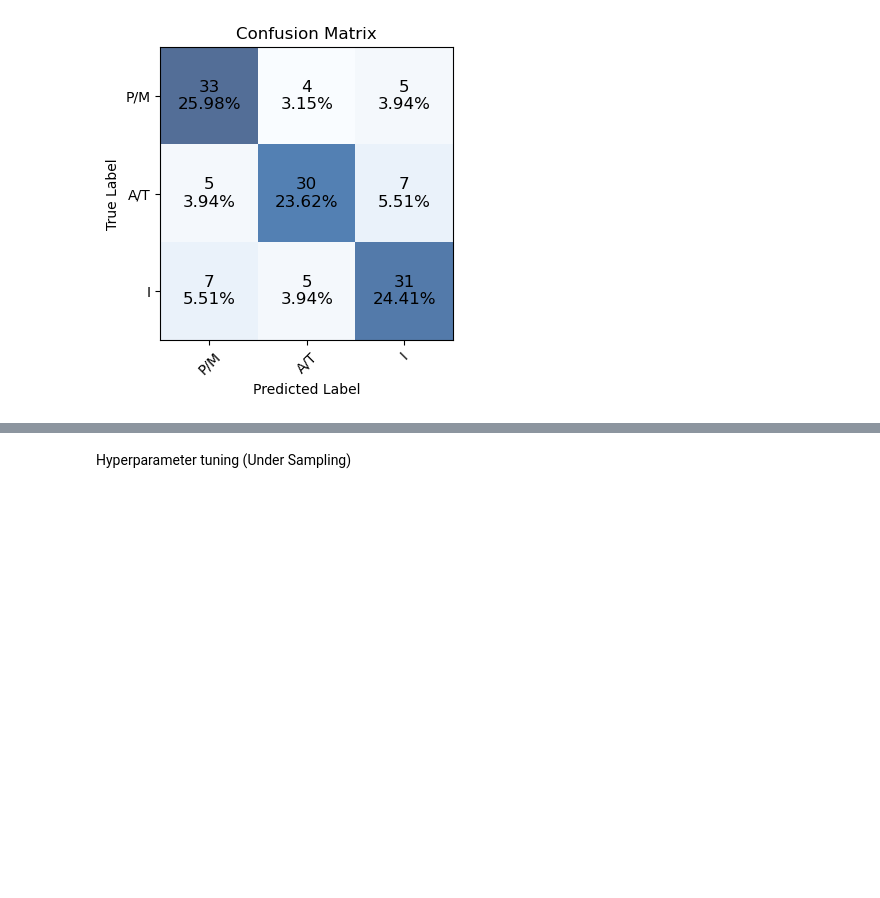
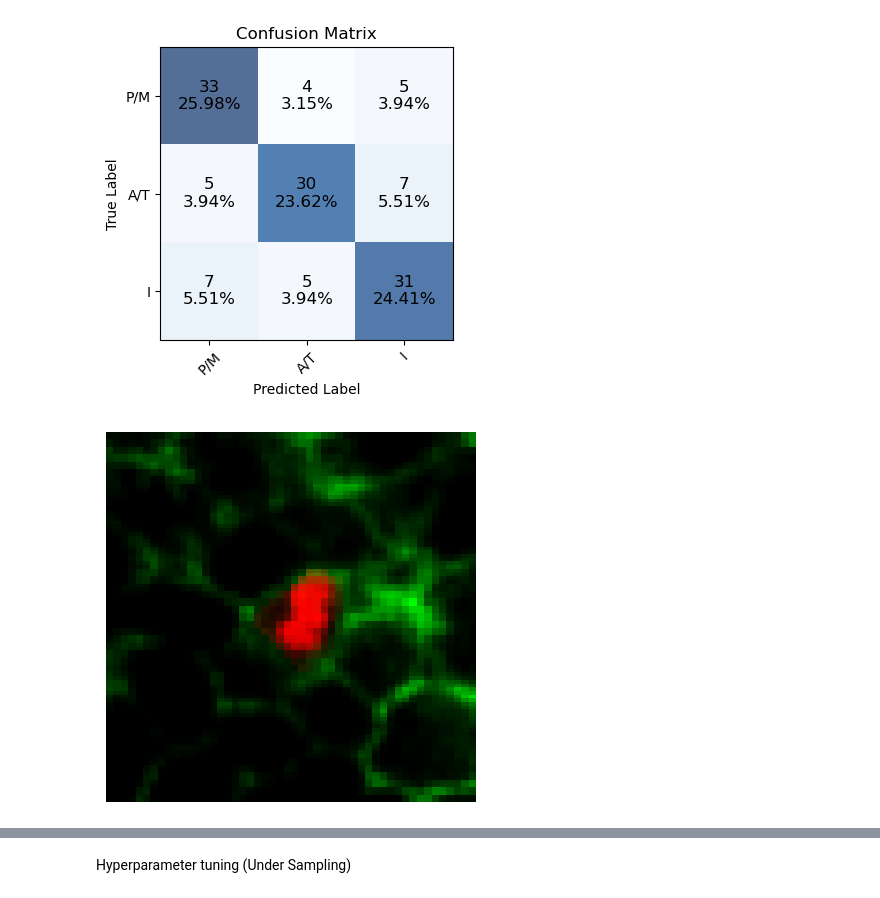
Before and after one commit to ignacio-ms/PyMorph, a Jupyter notebook: notebooks/5.2-cellular_division_preprocessing.ipynb, the cells around one changed output, grey strips where cells are left out. Cells and saved outputs as stored; diff of their text form; code cells hidden in the pictures; blank space fills up the shorter version.

```diff
--- a/notebooks/5.2-cellular_division_preprocessing.ipynb
+++ b/notebooks/5.2-cellular_division_preprocessing.ipynb
@@ -253,11 +253,13 @@ test_generator = CellDataset(
     resize=INPUT_SHAPE[:2]
 )
 # %%
-img_idx = 85 # 0  # 98
+img_idx = 0 # 87 # 44 # 40 # 0  # 98  # 25
 test_img_tf = test_generator[img_idx][0]
 test_img = test_img_tf.numpy().astype(np.float32)
 test_img = test_img.reshape(INPUT_SHAPE)
 test_img = cv2.cvtColor(test_img, cv2.COLOR_BGR2RGB)
 
 plt.imshow(test_img); plt.axis('off')
 plt.show()
+# %% [output]
+[figure, added]
```
Also changed, not shown: parts of 4 cells of this notebook, 5 other files.
